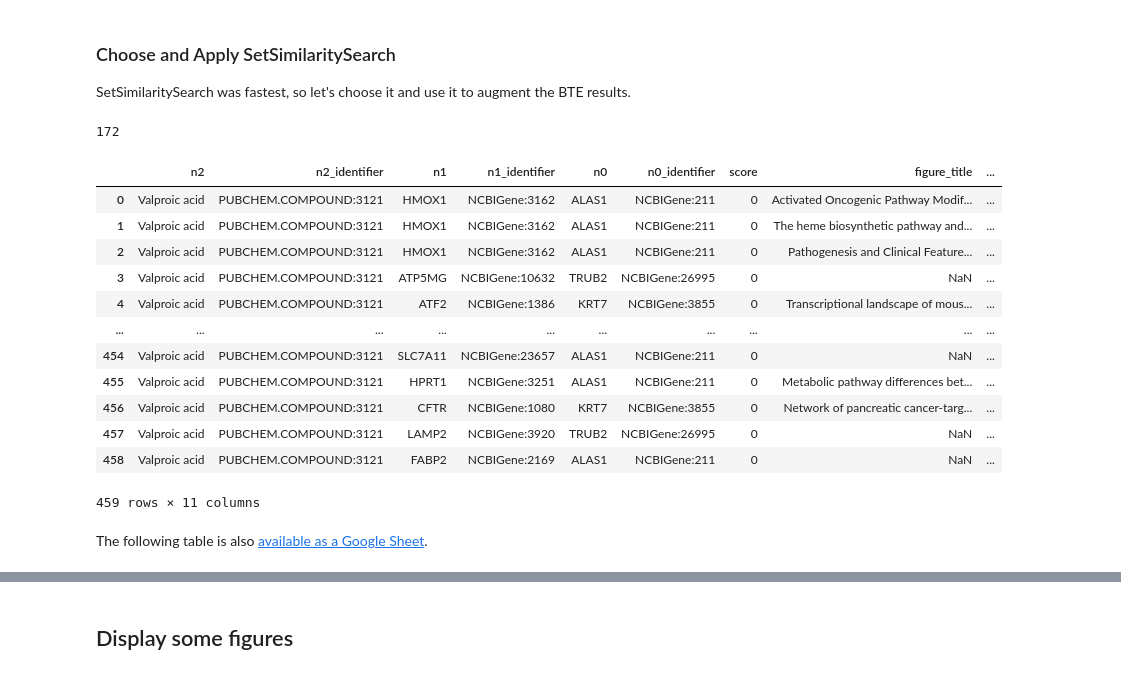
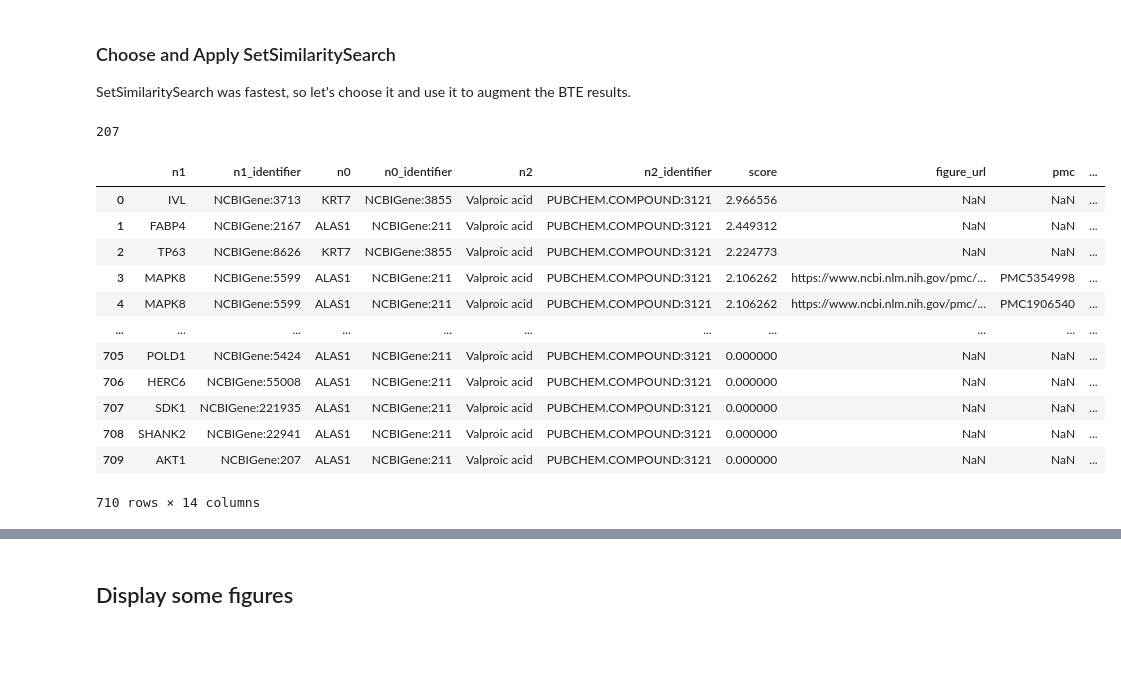
Before and after one commit to wikipathways/pathway-figure-ocr, a Jupyter notebook: notebooks/bte_with_pfocr_cooccurrence.ipynb, the cells around one changed output, grey strips where cells are left out. Drawn from its saved outputs; the diff is of its cells as text; code cells hidden in the pictures; blank space fills up the shorter version.

```diff
--- a/notebooks/bte_with_pfocr_cooccurrence.ipynb
+++ b/notebooks/bte_with_pfocr_cooccurrence.ipynb
@@ -88,7 +65,7 @@ if bte_r.status_code != 200:
 # %%
 gene_q_node_ids = []
 for q_node_id, v in query["message"]["query_graph"]["nodes"].items():
-    if "biolink:Gene" in v["categories"]:
+    if "categories" in v and "biolink:Gene" in v["categories"]:
         gene_q_node_ids.append(q_node_id)
 print(gene_q_node_ids)
 # %% [output]
@@ -123,7 +104,9 @@ if pfocr_request.status_code != 200:
 genes_to_figids = {}
 figid_to_genes = {}
 figid_to_pfocr_result = {}
+pfocr_result_count = 0
 for line in pfocr_request.text.splitlines():
+    pfocr_result_count += 1
     pfocr_result = json.loads(line)
     figid = pfocr_result["_id"]
     genes = set(
@@ -136,5 +119,6 @@ for line in pfocr_request.text.splitlines():
     if not genes_key in genes_to_figids:
         genes_to_figids[genes_key] = []
     genes_to_figids[genes_key].append(figid)
+print(f'pfocr_result_count: {pfocr_result_count}')
 # %% [output]
 status_code: 200
@@ -171,13 +177,21 @@ all_bte_result_genes = set([]).union(
 )
 bf_overlaps_2_plus = set()
 
+matched_figures = set()
+matched_bte_results = set()
+
 for figure_genes_keys in genes_to_figids.keys():
     figure_genes = set(figure_genes_keys)
+    figure_ids = genes_to_figids[figure_genes_keys]
     if len(figure_genes.intersection(all_bte_result_genes)) >= 2:
         for bte_result_genes_key in all_bte_result_genes_keys:
             bte_result_genes = set(bte_result_genes_key)
             if len(bte_result_genes.intersection(figure_genes)) >= 2:
+                matched_figures.update(set(figure_ids))
+                matched_bte_results.add(bte_result_genes_key)
                 bf_overlaps_2_plus.add((bte_result_genes_key, figure_genes_keys))
 
 print(len(bf_overlaps_2_plus))
+print(f'matched_figures count: {len(matched_figures)}')
+print(f'matched BTE results count: {len(matched_bte_results)}')
 # %% [output]
@@ -244,63 +260,69 @@ for bte_result_genes_key, genes_bte_results in genes_to_bte_results.items():
                             id = value["id"]
                             if id in figure_genes:
                                 nodes.add(q_node_id)
-                    if not "pfocr" in bte_result:
-                        bte_result["pfocr"] = []
+                    if not "pfocr_notebook" in bte_result:
+                        bte_result["pfocr_notebook"] = []
                     pfocr_entry = copy(pfocr_result)
                     pfocr_entry["nodes"] = sorted(nodes)
                     pfocr_entry["score"] = score
-                    bte_result["pfocr"].append(pfocr_entry)
-print(len(overlaps_2_plus_count))
+                    bte_result["pfocr_notebook"].append(pfocr_entry)
+print(overlaps_2_plus_count)
 # %% [output]
-172
+207
 # %%
 import pandas as pd
 
 
 kg_nodes = bte_message["knowledge_graph"]["nodes"]
 
 bte_rows = []
 for bte_result in bte_results:
     bte_row_template = {}
     for q_node_id, value in bte_result["node_bindings"].items():
         node_labels = []
         for v in value:
             id = v["id"]
             name = kg_nodes[id]["name"]
             #node_labels.append(f'{name} ({id})')
             node_labels.append(name)
         bte_row_template[q_node_id] = ",".join(node_labels)
         # just taking the first one for now
         bte_row_template[q_node_id + "_identifier"] = value[0]["id"]
 
     bte_row_template["score"] = bte_result["score"]
 
-    if "pfocr" in bte_result:
-        for pfocr_result in bte_result["pfocr"]:
-            bte_row = deepcopy(bte_row_template)
-            bte_row["figure_title"] = pfocr_result["associatedWith"]["title"]
-            bte_row["figid"] = pfocr_result["_id"]
-            bte_row["figure_url"] = pfocr_result["associatedWith"]["figureUrl"]
-            bte_row["pfocr_score"] = pfocr_result["score"]
-            bte_rows.append(bte_row)
+    if "pfocr" in bte_result or "pfocr_notebook" in bte_result:
+        if "pfocr" in bte_result:
+            for pfocr_result in bte_result["pfocr"]:
+                bte_row = deepcopy(bte_row_template)
+                bte_row["figure_url"] = pfocr_result["figureUrl"]
+                bte_row["pmc"] = pfocr_result["pmc"]
+                bte_row["nodes"] = pfocr_result["nodes"]
+                bte_rows.append(bte_row)
+        if "pfocr_notebook" in bte_result:
+            for pfocr_result in bte_result["pfocr_notebook"]:
+                bte_row = deepcopy(bte_row_template)
+                bte_row["figure_title_notebook"] = pfocr_result["associatedWith"]["title"]
+                bte_row["figid_notebook"] = pfocr_result["_id"]
+                bte_row["figure_url_notebook"] = pfocr_result["associatedWith"]["figureUrl"]
+                bte_row["pfocr_score_notebook"] = pfocr_result["score"]
+                bte_rows.append(bte_row)
     else:
         bte_rows.append(bte_row_template)
 
 bte_df = pd.DataFrame(bte_rows)
 bte_df
 # %% [output]
-|  | n2 | n2_identifier | n1 | n1_identifier | n0 | n0_identifier | score | figure_title | ... |
-| 0 | Valproic acid | PUBCHEM.COMPOUND:3121 | HMOX1 | NCBIGene:3162 | ALAS1 | NCBIGene:211 | 0 | Activated Oncogenic Pathway Modif... | ... |
-| 1 | Valproic acid | PUBCHEM.COMPOUND:3121 | HMOX1 | NCBIGene:3162 | ALAS1 | NCBIGene:211 | 0 | The heme biosynthetic pathway and... | ... |
-| 2 | Valproic acid | PUBCHEM.COMPOUND:3121 | HMOX1 | NCBIGene:3162 | ALAS1 | NCBIGene:211 | 0 | Pathogenesis and Clinical Feature... | ... |
-| 3 | Valproic acid | PUBCHEM.COMPOUND:3121 | ATP5MG | NCBIGene:10632 | TRUB2 | NCBIGene:26995 | 0 | NaN | ... |
-| 4 | Valproic acid | PUBCHEM.COMPOUND:3121 | ATF2 | NCBIGene:1386 | KRT7 | NCBIGene:3855 | 0 | Transcriptional landscape of mous... | ... |
-| ... | ... | ... | ... | ... | ... | ... | ... | ... | ... |
-| 454 | Valproic acid | PUBCHEM.COMPOUND:3121 | SLC7A11 | NCBIGene:23657 | ALAS1 | NCBIGene:211 | 0 | NaN | ... |
-| 455 | Valproic acid | PUBCHEM.COMPOUND:3121 | HPRT1 | NCBIGene:3251 | ALAS1 | NCBIGene:211 | 0 | Metabolic pathway differences bet... | ... |
-| 456 | Valproic acid | PUBCHEM.COMPOUND:3121 | CFTR | NCBIGene:1080 | KRT7 | NCBIGene:3855 | 0 | Network of pancreatic cancer-targ... | ... |
-| 457 | Valproic acid | PUBCHEM.COMPOUND:3121 | LAMP2 | NCBIGene:3920 | TRUB2 | NCBIGene:26995 | 0 | NaN | ... |
-| 458 | Valproic acid | PUBCHEM.COMPOUND:3121 | FABP2 | NCBIGene:2169 | ALAS1 | NCBIGene:211 | 0 | NaN | ... |
+|  | n1 | n1_identifier | n0 | n0_identifier | n2 | n2_identifier | score | figure_url | pmc | ... |
+| 0 | IVL | NCBIGene:3713 | KRT7 | NCBIGene:3855 | Valproic acid | PUBCHEM.COMPOUND:3121 | 2.966556 | NaN | NaN | ... |
+| 1 | FABP4 | NCBIGene:2167 | ALAS1 | NCBIGene:211 | Valproic acid | PUBCHEM.COMPOUND:3121 | 2.449312 | NaN | NaN | ... |
+| 2 | TP63 | NCBIGene:8626 | KRT7 | NCBIGene:3855 | Valproic acid | PUBCHEM.COMPOUND:3121 | 2.224773 | NaN | NaN | ... |
+| 3 | MAPK8 | NCBIGene:5599 | ALAS1 | NCBIGene:211 | Valproic acid | PUBCHEM.COMPOUND:3121 | 2.106262 | https://www.ncbi.nlm.nih.gov/pmc/... | PMC5354998 | ... |
+| 4 | MAPK8 | NCBIGene:5599 | ALAS1 | NCBIGene:211 | Valproic acid | PUBCHEM.COMPOUND:3121 | 2.106262 | https://www.ncbi.nlm.nih.gov/pmc/... | PMC1906540 | ... |
+| ... | ... | ... | ... | ... | ... | ... | ... | ... | ... | ... |
+| 705 | POLD1 | NCBIGene:5424 | ALAS1 | NCBIGene:211 | Valproic acid | PUBCHEM.COMPOUND:3121 | 0.000000 | NaN | NaN | ... |
+| 706 | HERC6 | NCBIGene:55008 | ALAS1 | NCBIGene:211 | Valproic acid | PUBCHEM.COMPOUND:3121 | 0.000000 | NaN | NaN | ... |
+| 707 | SDK1 | NCBIGene:221935 | ALAS1 | NCBIGene:211 | Valproic acid | PUBCHEM.COMPOUND:3121 | 0.000000 | NaN | NaN | ... |
+| 708 | SHANK2 | NCBIGene:22941 | ALAS1 | NCBIGene:211 | Valproic acid | PUBCHEM.COMPOUND:3121 | 0.000000 | NaN | NaN | ... |
+| 709 | AKT1 | NCBIGene:207 | ALAS1 | NCBIGene:211 | Valproic acid | PUBCHEM.COMPOUND:3121 | 0.000000 | NaN | NaN | ... |
-459 rows × 11 columns
+710 rows × 14 columns
-# %% [markdown]
-The following table is also [available as a Google Sheet](https://docs.google.com/spreadsheets/d/1yHBTxs6SghJGk-wQP7JbmpZ5Wbq6OY6Yz7PEtwd4j_w/edit?usp=sharing).
```
Also changed, not shown: parts of 17 cells of this notebook.
